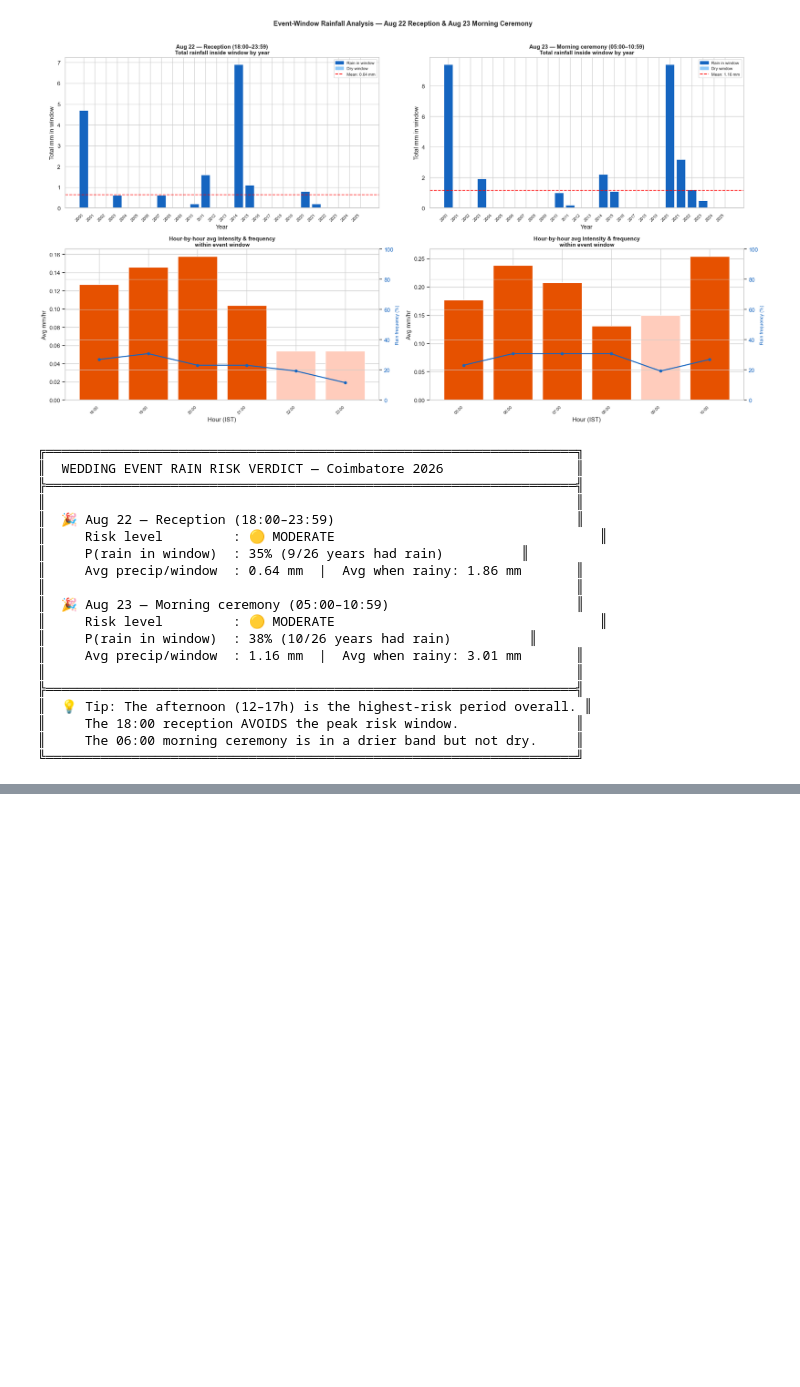
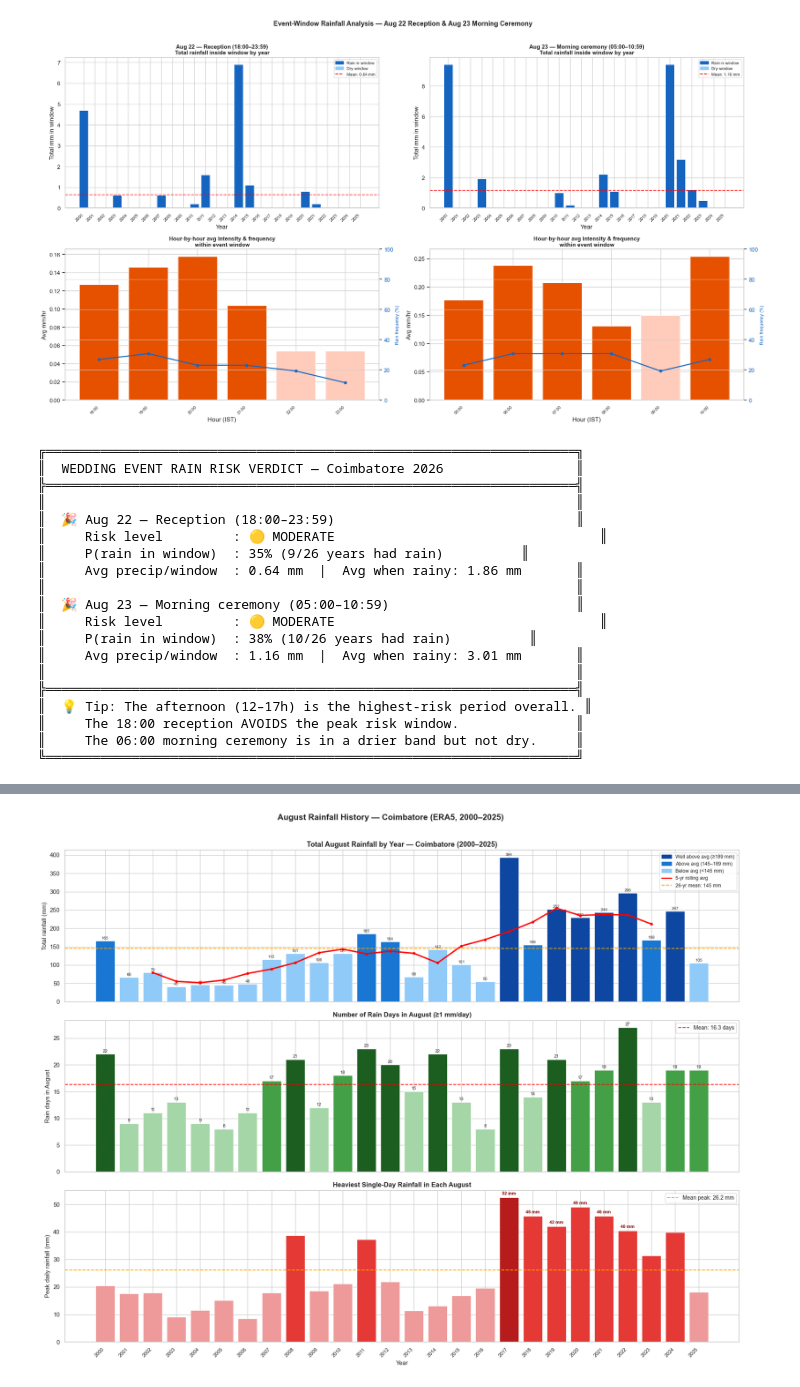
Before and after one commit to swasthikvellingiri/cberainfallcheck, a Jupyter notebook: coimbatore_rainfall_analysis.ipynb, the cells around one changed output, grey strips where cells are left out. Cells and saved outputs as stored; diff of their text form; code cells hidden in the pictures; blank space fills up the shorter version.

```diff
--- a/coimbatore_rainfall_analysis.ipynb
+++ b/coimbatore_rainfall_analysis.ipynb
@@ -1157,0 +1230,75 @@ print("╚" + "═"*68 + "╝")
+# %%
+# ── August monthly rainfall: 3-panel chart ──
+fig, (ax1, ax2, ax3) = plt.subplots(3, 1, figsize=(18, 14), sharex=True)
+years_idx = aug_by_year.index.values
+mean_t    = aug_by_year["total_mm"].mean()
+
+# Rolling 5-year average
+roll5 = aug_by_year["total_mm"].rolling(5, center=True).mean()
+
+# ── Panel 1: Total monthly rainfall with 5-yr rolling avg ──
+bar_colors = ["#0d47a1" if v >= mean_t * 1.3
+              else "#1976D2" if v >= mean_t
+              else "#90CAF9" for v in aug_by_year["total_mm"]]
+bars1 = ax1.bar(years_idx, aug_by_year["total_mm"], color=bar_colors,
+                edgecolor="white", linewidth=0.5, width=0.8)
+ax1.plot(years_idx, roll5, color="red", linewidth=2.5, marker="o",
+         markersize=4, label="5-yr rolling avg", zorder=5)
+ax1.axhline(mean_t, color="orange", linestyle="--", linewidth=1.5,
+            label=f"26-yr mean: {mean_t:.0f} mm")
+ax1.set_ylabel("Total rainfall (mm)", fontsize=11)
+ax1.set_title("Total August Rainfall by Year — Coimbatore (2000–2025)",
+              fontsize=13, fontweight="bold")
+ax1.legend(fontsize=10)
+for bar, val in zip(bars1, aug_by_year["total_mm"]):
+    ax1.text(bar.get_x() + bar.get_width()/2, bar.get_height() + 2,
+             f"{val:.0f}", ha="center", va="bottom", fontsize=7.5, color="#333")
+
+dark_patch  = mpatches.Patch(color="#0d47a1", label=f"Well above avg (≥{mean_t*1.3:.0f} mm)")
+mid_patch   = mpatches.Patch(color="#1976D2", label=f"Above avg ({mean_t:.0f}–{mean_t*1.3:.0f} mm)")
+light_patch = mpatches.Patch(color="#90CAF9", label=f"Below avg (<{mean_t:.0f} mm)")
+ax1.legend(handles=[dark_patch, mid_patch, light_patch,
+                    plt.Line2D([0],[0], color="red", linewidth=2, label="5-yr rolling avg"),
+                    plt.Line2D([0],[0], color="orange", linestyle="--", linewidth=1.5,
+                               label=f"26-yr mean: {mean_t:.0f} mm")],
+           fontsize=9, loc="upper right")
+
+# ── Panel 2: Rain days per August ──
+mean_rd = aug_by_year["rain_days"].mean()
+rd_colors = ["#1B5E20" if v >= mean_rd * 1.2 else "#43A047" if v >= mean_rd else "#A5D6A7"
+             for v in aug_by_year["rain_days"]]
+ax2.bar(years_idx, aug_by_year["rain_days"], color=rd_colors, edgecolor="white",
+        linewidth=0.5, width=0.8)
+ax2.axhline(mean_rd, color="red", linestyle="--", linewidth=1.5,
+            label=f"Mean: {mean_rd:.1f} days")
+ax2.set_ylabel("Rain days in August", fontsize=11)
+ax2.set_title("Number of Rain Days in August (≥1 mm/day)", fontsize=12, fontweight="bold")
+ax2.legend(fontsize=10)
+for i, (yr, v) in enumerate(zip(years_idx, aug_by_year["rain_days"])):
+    ax2.text(yr, v + 0.2, f"{v:.0f}", ha="center", va="bottom", fontsize=8)
+
+# ── Panel 3: Peak single-day rainfall per August ──
+pk_colors = ["#B71C1C" if v >= 50 else "#E53935" if v >= 25 else "#EF9A9A"
+             for v in aug_by_year["max_daily_mm"]]
+ax3.bar(years_idx, aug_by_year["max_daily_mm"], color=pk_colors, edgecolor="white",
+        linewidth=0.5, width=0.8)
+ax3.axhline(aug_by_year["max_daily_mm"].mean(), color="orange", linestyle="--",
+            linewidth=1.5, label=f"Mean peak: {aug_by_year['max_daily_mm'].mean():.1f} mm")
+ax3.set_ylabel("Peak daily rainfall (mm)", fontsize=11)
+ax3.set_title("Heaviest Single-Day Rainfall in Each August", fontsize=12, fontweight="bold")
+ax3.set_xlabel("Year", fontsize=11)
+ax3.set_xticks(years_idx)
+ax3.set_xticklabels(years_idx, rotation=45, ha="right", fontsize=9)
+ax3.legend(fontsize=10)
+for yr, v in zip(years_idx, aug_by_year["max_daily_mm"]):
+    if v >= 40:
+        ax3.annotate(f"{v:.0f} mm", xy=(yr, v), xytext=(0, 5),
+                     textcoords="offset points", ha="center", fontsize=8,
+                     color="darkred", fontweight="bold")
+
+plt.suptitle("August Rainfall History — Coimbatore (ERA5, 2000–2025)",
+             fontsize=15, fontweight="bold", y=1.01)
+plt.tight_layout()
+plt.show()
+# %% [output]
+[figure, added]
```
Also changed, not shown: parts of 2 cells of this notebook.
